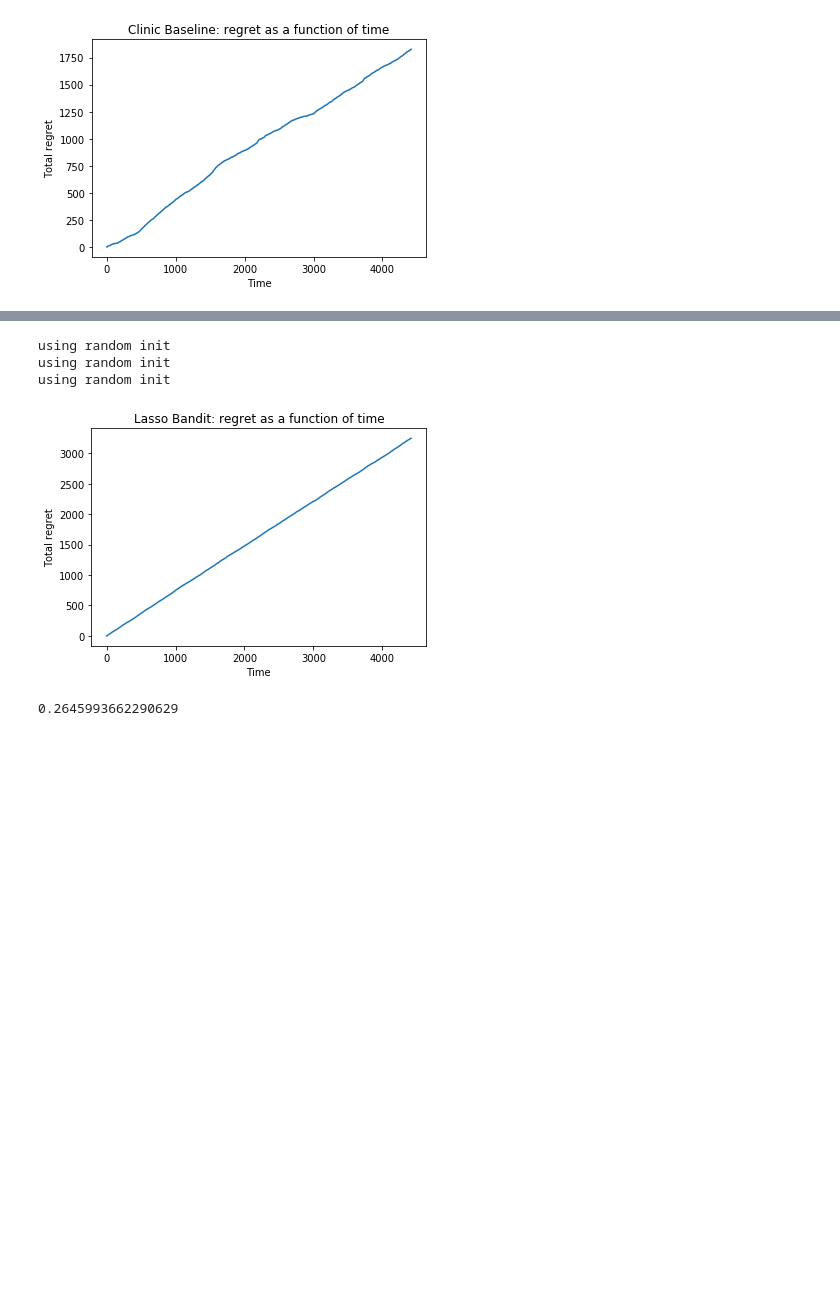
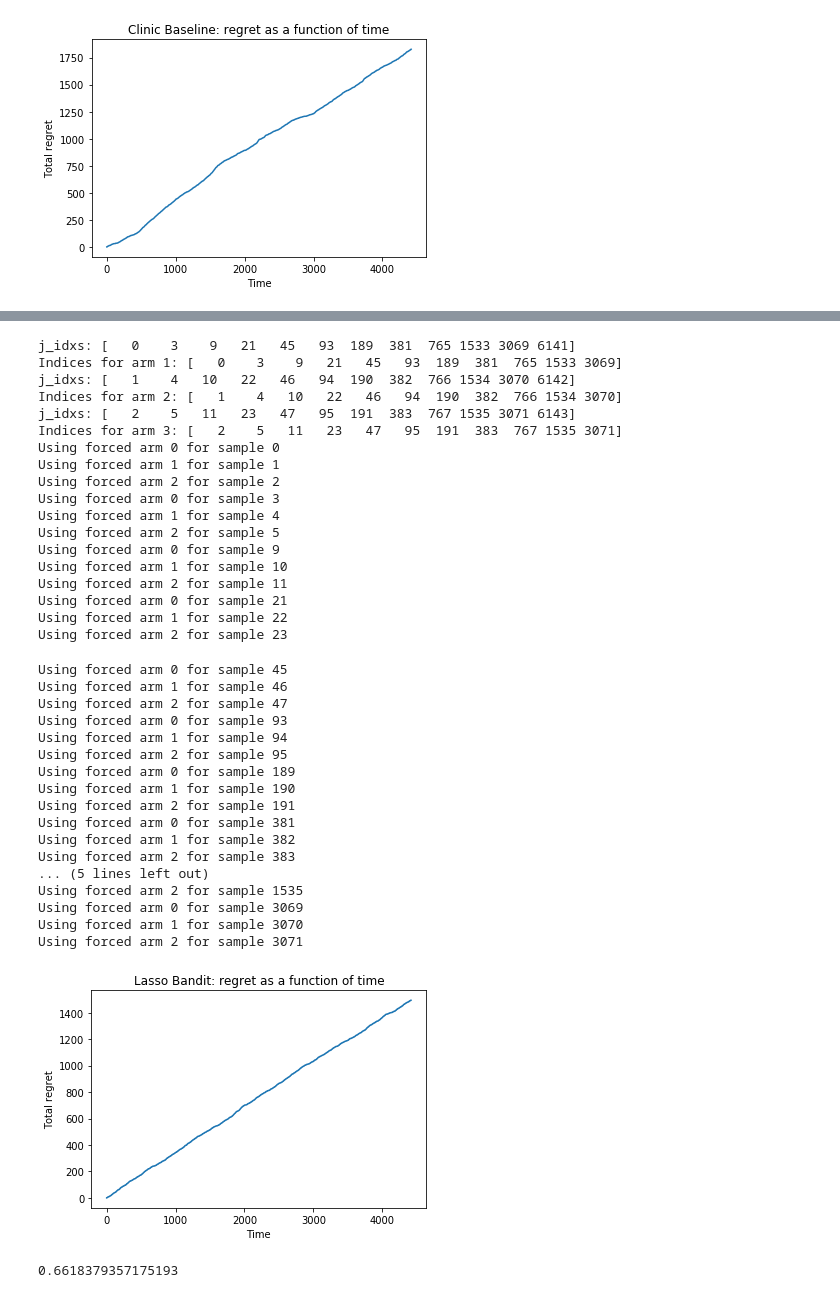
Before and after one commit to mrlsdvd/warfarin-dose-estimation, a Jupyter notebook: notebooks/baseline_comparison.ipynb, the cells around one changed output, grey strips where cells are left out. Saved outputs shown, nothing was run; the diff lists cells and outputs as text; code cells hidden in the pictures; blank space fills up the shorter version.

```diff
--- a/notebooks/baseline_comparison.ipynb
+++ b/notebooks/baseline_comparison.ipynb
@@ -104,18 +104,50 @@ print(linear_UCB_incorrect)
 # %%
-lasso = LassoBandit(num_arms=3, lambda1=0.5, lambda2=0.5, h=0.5, q=3)
+lasso = LassoBandit(num_arms=3, lambda1=0.05, lambda2=0.05, h=5, q=1)
 lasso_features = lasso.get_features(data)
-# lasso_regret, lasso_incorrect = lasso.train(lasso_features.values[~np.isnan(lasso_features).any(axis=1)], targets.values[~np.isnan(lasso_features).any(axis=1)])
-lasso_regret = lasso.train(lasso_features.values[~np.isnan(lasso_features).any(axis=1)], targets.values[~np.isnan(lasso_features).any(axis=1)])
+lasso_regret, lasso_incorrect = lasso.train(lasso_features.values[~np.isnan(lasso_features).any(axis=1)], targets.values[~np.isnan(lasso_features).any(axis=1)])
+# lasso_regret = lasso.train(lasso_features.values[~np.isnan(lasso_features).any(axis=1)], targets.values[~np.isnan(lasso_features).any(axis=1)])
 plt.plot(range(lasso_regret.shape[0]), lasso_regret)
 plt.title("Lasso Bandit: regret as a function of time")
 plt.xlabel("Time")
 plt.ylabel("Total regret")
 plt.show()
 
 print(1 - lasso_regret[len(lasso_regret) -1] / len(lasso_regret))
 # %% [output]
-using random init
-using random init
-using random init
+j_idxs: [   0    3    9   21   45   93  189  381  765 1533 3069 6141]
+Indices for arm 1: [   0    3    9   21   45   93  189  381  765 1533 3069]
+j_idxs: [   1    4   10   22   46   94  190  382  766 1534 3070 6142]
+Indices for arm 2: [   1    4   10   22   46   94  190  382  766 1534 3070]
+j_idxs: [   2    5   11   23   47   95  191  383  767 1535 3071 6143]
+Indices for arm 3: [   2    5   11   23   47   95  191  383  767 1535 3071]
+Using forced arm 0 for sample 0
+Using forced arm 1 for sample 1
+Using forced arm 2 for sample 2
+Using forced arm 0 for sample 3
+Using forced arm 1 for sample 4
+Using forced arm 2 for sample 5
+Using forced arm 0 for sample 9
+Using forced arm 1 for sample 10
+Using forced arm 2 for sample 11
+Using forced arm 0 for sample 21
+Using forced arm 1 for sample 22
+Using forced arm 2 for sample 23
+Using forced arm 0 for sample 45
+Using forced arm 1 for sample 46
+Using forced arm 2 for sample 47
+Using forced arm 0 for sample 93
+Using forced arm 1 for sample 94
+Using forced arm 2 for sample 95
+Using forced arm 0 for sample 189
+Using forced arm 1 for sample 190
+Using forced arm 2 for sample 191
+Using forced arm 0 for sample 381
+Using forced arm 1 for sample 382
+Using forced arm 2 for sample 383
+... (5 lines left out)
+Using forced arm 2 for sample 1535
+Using forced arm 0 for sample 3069
+Using forced arm 1 for sample 3070
+Using forced arm 2 for sample 3071
-[figure, old version]
+[figure, new version]
-0.2645993662290629
+0.6618379357175193
```
Also changed, not shown: parts of 2 cells of this notebook, 1 other file.
